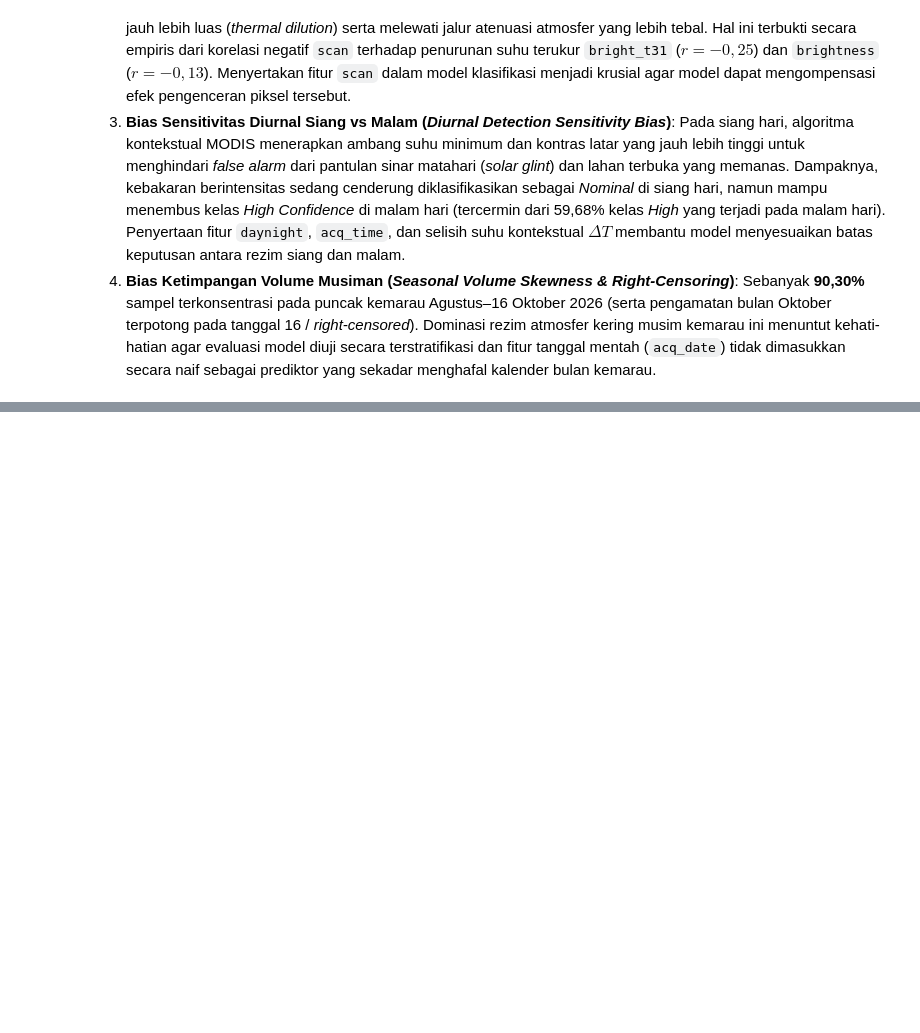
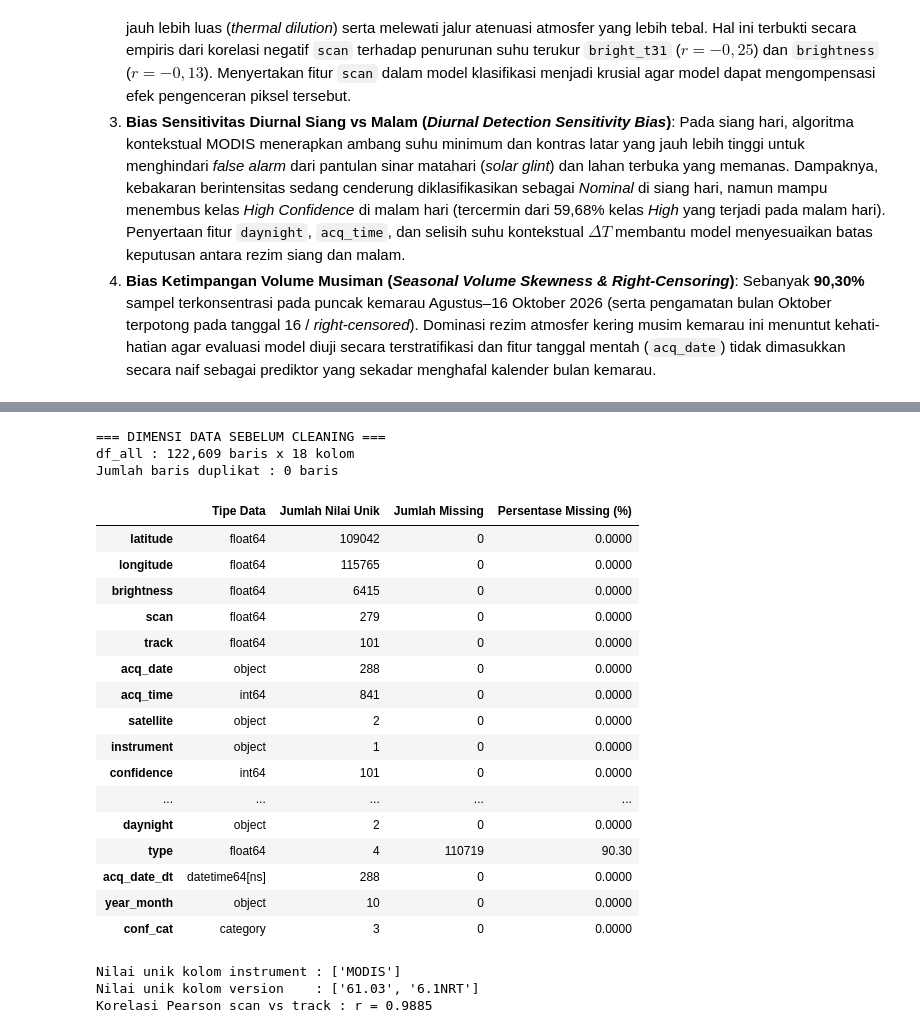
Before and after one commit to Indranaufalf/6_DataScience_IF-A, a Jupyter notebook: Laporan_UTS_EDA_Hotspot_NASA_FIRMS_2026.ipynb, the cells around one changed output, grey strips where cells are left out. Drawn from its saved outputs; the diff is of its cells as text; code cells hidden in the pictures; blank space fills up the shorter version.

```diff
--- a/Laporan_UTS_EDA_Hotspot_NASA_FIRMS_2026.ipynb
+++ b/Laporan_UTS_EDA_Hotspot_NASA_FIRMS_2026.ipynb
@@ -668,0 +695,40 @@ Meskipun representatif secara makro, mekanisme akuisisi sensor optik-termal MODI
+# %%
+print("=== DIMENSI DATA SEBELUM CLEANING ===")
+print(f"df_all : {df_all.shape[0]:,} baris x {df_all.shape[1]} kolom")
+print(f"Jumlah baris duplikat : {df_all.duplicated().sum()} baris\n")
+
+audit_df = pd.DataFrame({
+    'Tipe Data': df_all.dtypes.astype(str),
+    'Jumlah Nilai Unik': df_all.nunique(),
+    'Jumlah Missing': df_all.isnull().sum(),
+    'Persentase Missing (%)': (df_all.isnull().mean() * 100).round(2)
+})
+display(audit_df)
+
+print("Nilai unik kolom instrument :", df_all['instrument'].unique().tolist())
+print("Nilai unik kolom version    :", df_all['version'].astype(str).unique().tolist())
+print(f"Korelasi Pearson scan vs track : r = {df_all['scan'].corr(df_all['track']):.4f}")
+# %% [output]
+=== DIMENSI DATA SEBELUM CLEANING ===
+df_all : 122,609 baris x 18 kolom
+Jumlah baris duplikat : 0 baris
+|  | Tipe Data | Jumlah Nilai Unik | Jumlah Missing | Persentase Missing (%) |
+| latitude | float64 | 109042 | 0 | 0.0000 |
+| longitude | float64 | 115765 | 0 | 0.0000 |
+| brightness | float64 | 6415 | 0 | 0.0000 |
+| scan | float64 | 279 | 0 | 0.0000 |
+| track | float64 | 101 | 0 | 0.0000 |
+| acq_date | object | 288 | 0 | 0.0000 |
+| acq_time | int64 | 841 | 0 | 0.0000 |
+| satellite | object | 2 | 0 | 0.0000 |
+| instrument | object | 1 | 0 | 0.0000 |
+| confidence | int64 | 101 | 0 | 0.0000 |
+| ... | ... | ... | ... | ... |
+| daynight | object | 2 | 0 | 0.0000 |
+| type | float64 | 4 | 110719 | 90.30 |
+| acq_date_dt | datetime64[ns] | 288 | 0 | 0.0000 |
+| year_month | object | 10 | 0 | 0.0000 |
+| conf_cat | category | 3 | 0 | 0.0000 |
+Nilai unik kolom instrument : ['MODIS']
+Nilai unik kolom version    : ['61.03', '6.1NRT']
+Korelasi Pearson scan vs track : r = 0.9885
```
Also changed, not shown: parts of 52 cells of this notebook.
